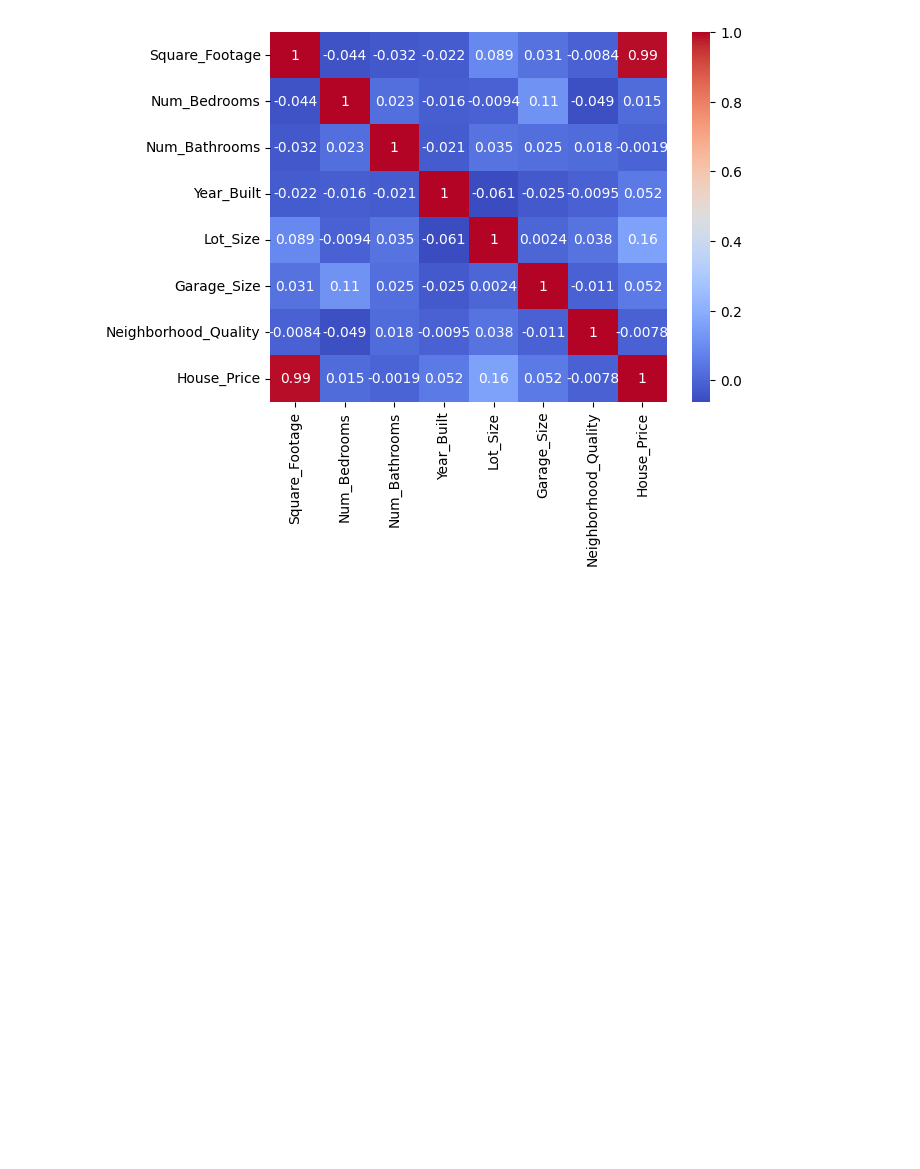
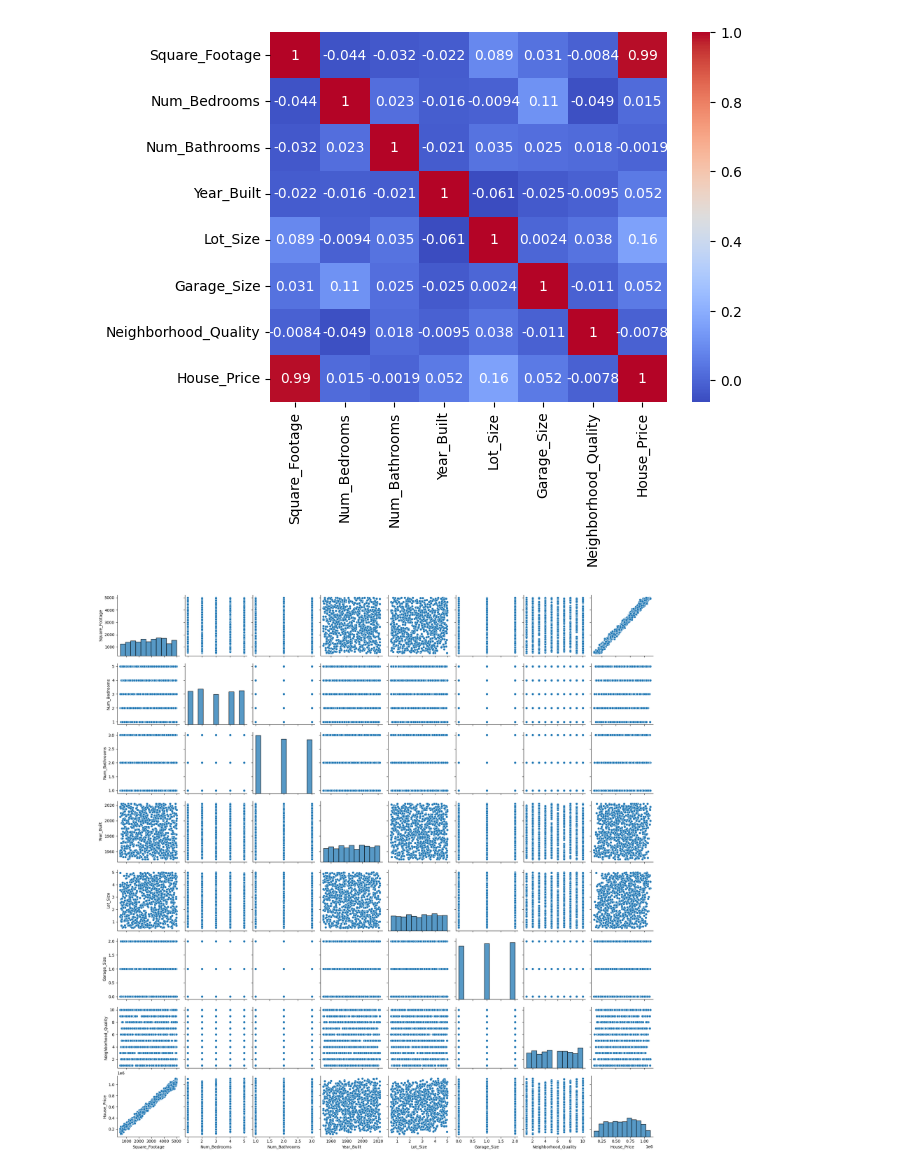
Before and after one commit to nabii-nguyenn213/House-Price-Predicted, a Jupyter notebook: data_information.ipynb, the cells around one changed output. Cells and saved outputs as stored; diff of their text form; code cells hidden in the pictures; blank space fills up the shorter version.

```diff
--- a/data_information.ipynb
+++ b/data_information.ipynb
@@ -90,5 +90,8 @@ sns.heatmap(corr, annot = True, cmap = 'coolwarm')
 # %% [output]
 <Axes: >
 [figure]
-# %%
-df = df.drop(['column_name1', 'column_name2'], axis=1)
+# %%
+sns.pairplot(df)
+plt.show()
+# %% [output]
+[figure, added]
```
